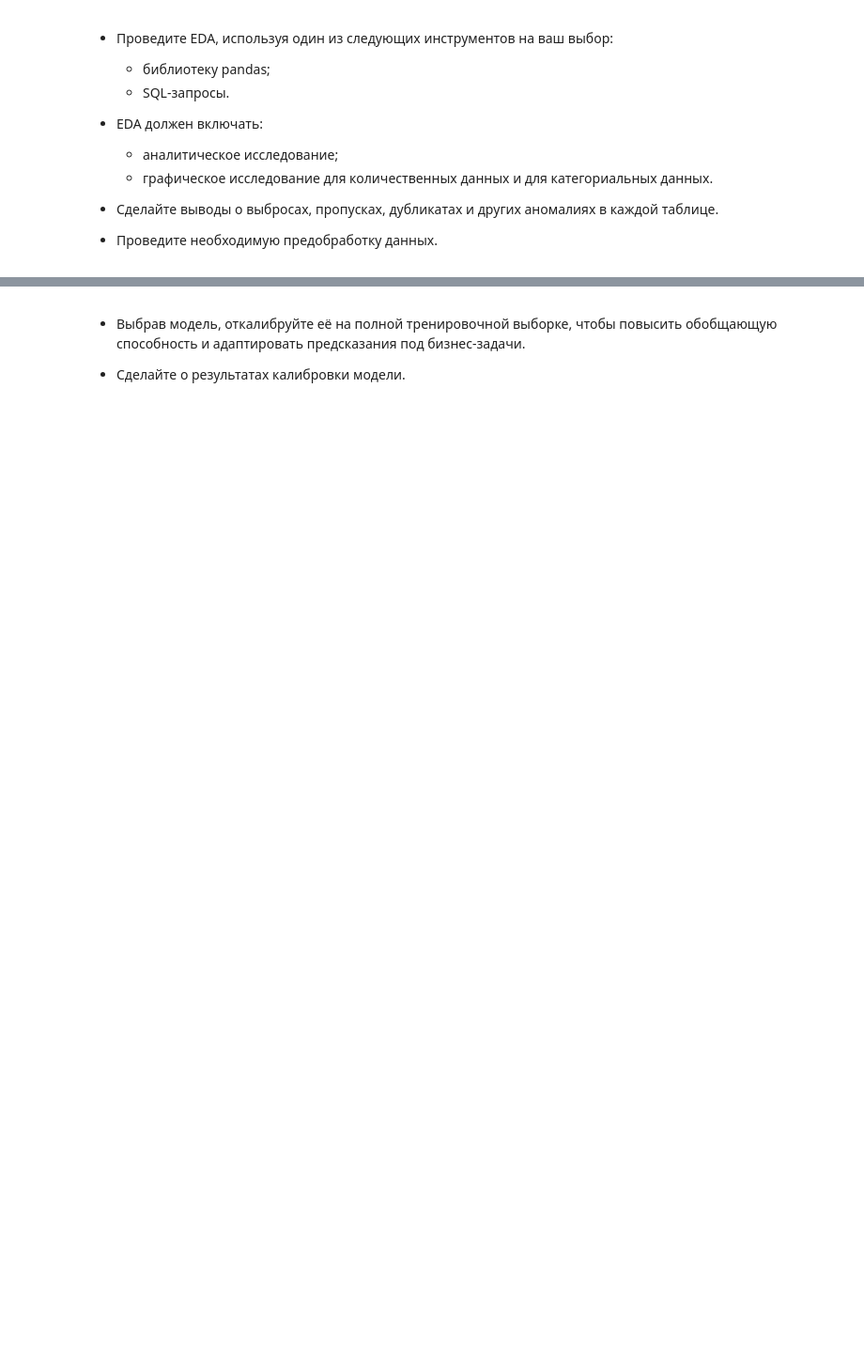
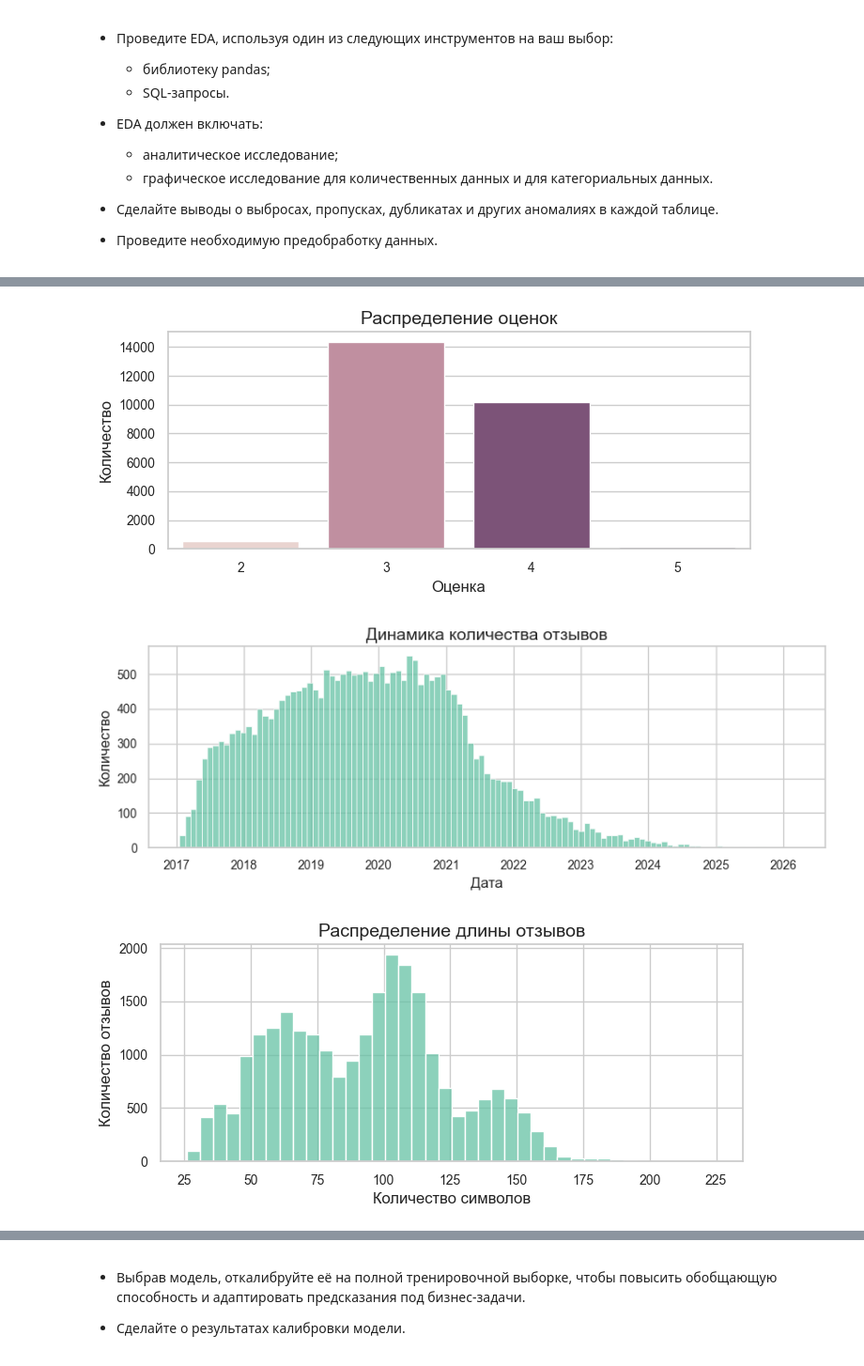
Before and after one commit to andreiyopt/urbanstay-booking-cancellation, a Jupyter notebook: project_4.ipynb, the cells around one changed output, grey strips where cells are left out. Shown at 94% size. Saved outputs shown, nothing was run; the diff lists cells and outputs as text; code cells hidden in the pictures; blank space fills up the shorter version.

```diff
--- a/project_4.ipynb
+++ b/project_4.ipynb
@@ -388,0 +755,35 @@ RS = 42
+# %%
+# вторая таблица
+
+# распределение оценок
+plt.figure(figsize=(8, 3))
+sns.countplot(data=df_reviews, x='stay_rating',
+              hue='stay_rating', legend=False)
+plt.title('Распределение оценок')
+plt.xlabel('Оценка')
+plt.ylabel('Количество')
+plt.show()
+
+# распределение дат отзывов по интервалам шириной 30 дней
+dates = pd.to_datetime(df_reviews['review_date'])
+
+plt.figure(figsize=(10, 3))
+sns.histplot(x=dates, binwidth=30)
+plt.title('Динамика количества отзывов')
+plt.xlabel('Дата')
+plt.ylabel('Количество')
+plt.show()
+
+# распределение длины отзывов
+text_length = df_reviews['review_text'].str.len()
+
+plt.figure(figsize=(8, 3))
+sns.histplot(text_length, bins=40)
+plt.title('Распределение длины отзывов')
+plt.xlabel('Количество символов')
+plt.ylabel('Количество отзывов')
+plt.show()
+# %% [output]
+[figure, added]
+[figure, added]
+[figure, added]
```
Also changed, not shown: parts of 206 cells of this notebook, 2 other files.
